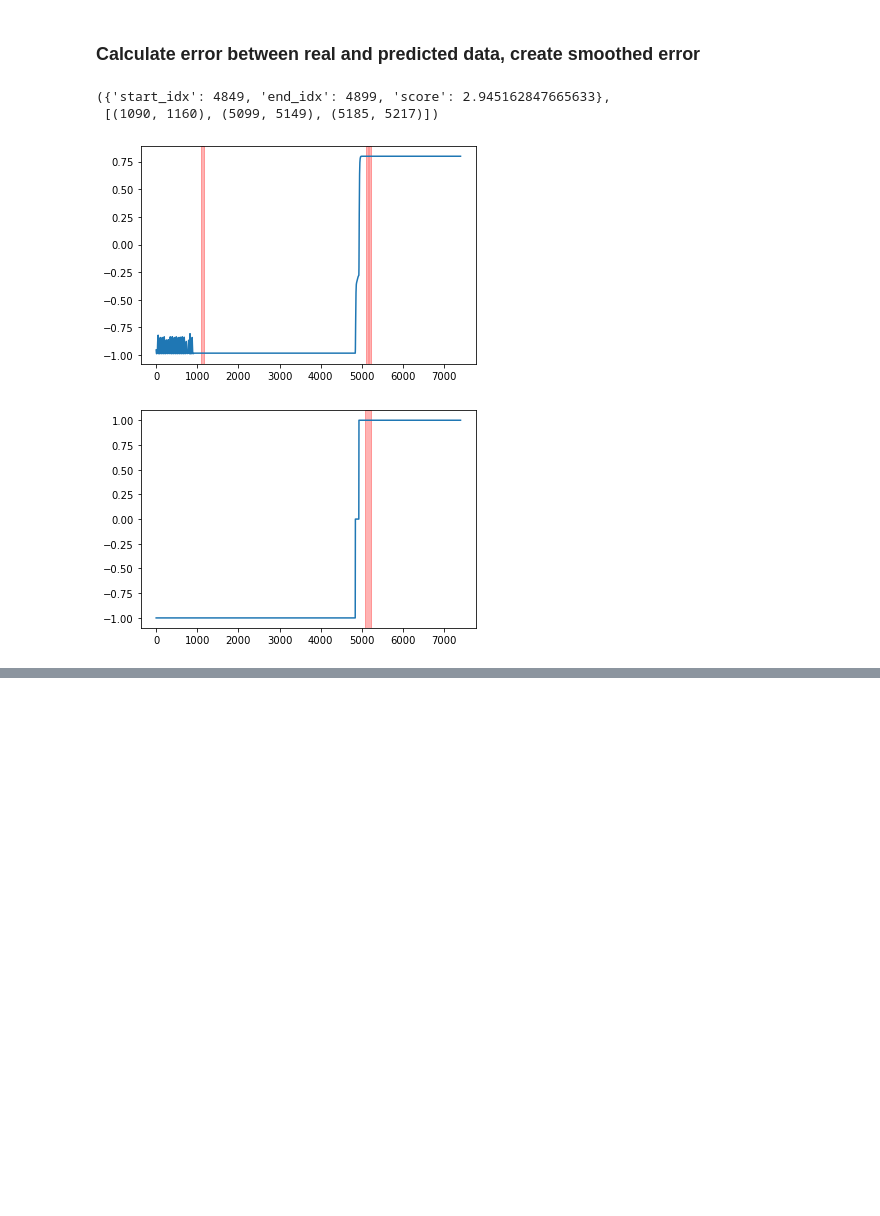
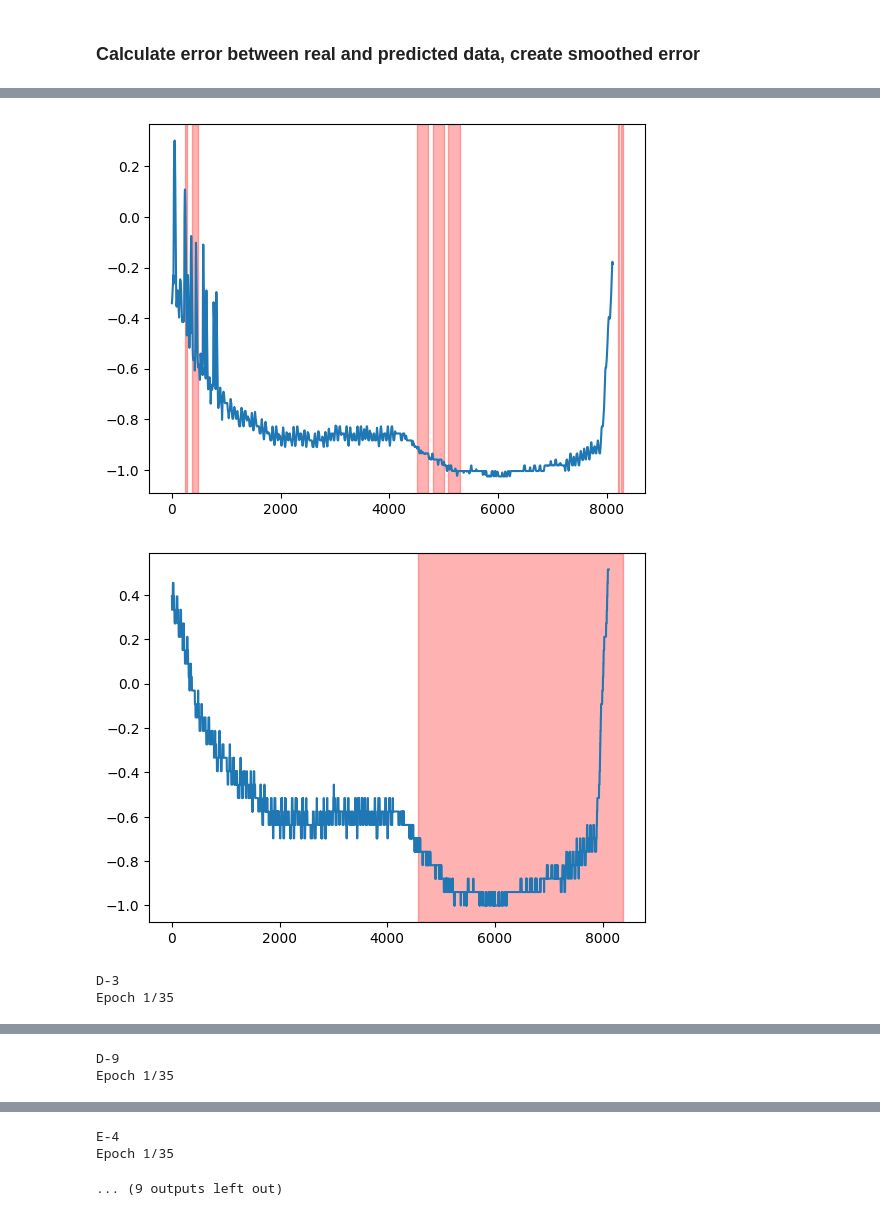
Before and after one commit to NorbertKlockiewicz/AnomalyDetection, a Jupyter notebook: Model.ipynb, the cells around one changed output, grey strips where cells are left out. Saved outputs shown, nothing was run; the diff lists cells and outputs as text; code cells hidden in the pictures; blank space fills up the shorter version.

```diff
--- a/Model.ipynb
+++ b/Model.ipynb
@@ -57,9 +59,6 @@ class Channel:
 
         self.shape_data(self.train)
         self.shape_data(self.test, training=False)
-# %%
-new_channel = Channel(CHANNEL)
-new_channel.load_data()
 # %% [markdown]
 ### Class Model - create and train recurrent neural network
 # %%
@@ -277,7 +214,7 @@ class ErrorWindow:
         self.e_s = e_s
         self.window_num = window_number
         self.window_size = window_size
-        self.E_seq = np.array([])
+        self.E_seq = []
 
         self.mean = np.mean(self.e_s)
         self.std = np.std(self.e_s)
@@ -330,15 +267,20 @@ class ErrorWindow:
         i_to_remove = np.array([], dtype=int)
 
         for i in range(len(E_seq_max_sorted)-1):
-            if (E_seq_max_sorted[i] - E_seq_max_sorted[i + 1]) / E_seq_max_sorted[i] < 0.13:
+            if (E_seq_max_sorted[i] - E_seq_max_sorted[i + 1]) / E_seq_max_sorted[i] < 0.09:
                 i_to_remove = np.append(i_to_remove, np.argwhere(E_seq_max == E_seq_max_sorted[i]))
             else:
-                i_to_remove = np.array([])
+                i_to_remove = np.array([], dtype=int)
 
         i_to_remove[::-1].sort()
 
         if len(i_to_remove) > 0:
-            self.E_seq = np.delete(self.E_seq, i_to_remove, axis=0)
+            e_sequences = []
+            for i in range(len(self.E_seq)):
+                if i not in i_to_remove:
+                    e_sequences.append(self.E_seq[i])
+
+            self.E_seq = e_sequences
 
         if len(self.E_seq) == 0:
             self.indices_anomalies = np.array([])
@@ -423,16 +365,23 @@ class Errors:
         # shift data to match the original data
         self.E_seq = [(e_seq[0] + 250,
                            e_seq[1] + 250) for e_seq in self.E_seq]
-# %%
-errors = Errors(new_channel)
-errors.detect_anomalies()
-max(errors.anom_scores, key=lambda x: x['score']), errors.E_seq
-# %% [output]
-({'start_idx': 4849, 'end_idx': 4899, 'score': 2.945162847665633},
- [(1090, 1160), (5099, 5149), (5185, 5217)])
-# %%
-plotter.plot_detected_anomalies(errors.E_seq, plot_real_data=False)
-plotter.plot_predictions(plot_real_data=True)
-# %% [output]
-[figure, removed]
-[figure, removed]
+# %%
+CHANNELS = ["A-8", "D-3", "D-9", "E-4", "E-12", "F-7", "G-6", "M-3"]
+
+for channel in CHANNELS:
+    print(channel)
+    new_channel = Channel(channel)
+    new_channel.load_data()
+
+    model = Model(new_channel)
+    model.batch_predict(new_channel)
+
+    errors = Errors(new_channel)
+    errors.detect_anomalies()
+    #max(errors.anom_scores, key=lambda x: x['score']), errors.E_seq
+
+    plotter = Plotter(new_channel)
+
+    plotter.plot_detected_anomalies(errors.E_seq, plot_real_data=False)
+    plotter.plot_predictions(plot_real_data=True)
+# %% [output]
@@ -438,0 +405,4 @@ plotter.plot_predictions(plot_real_data=True)
+[figure, added]
+[figure, added]
+D-3
+Epoch 1/35
@@ -438,0 +428,2 @@ plotter.plot_predictions(plot_real_data=True)
+D-9
+Epoch 1/35
@@ -438,0 +449,3 @@ plotter.plot_predictions(plot_real_data=True)
+E-4
+Epoch 1/35
+... (9 outputs left out)
```
Also changed, not shown: parts of 7 cells of this notebook.
